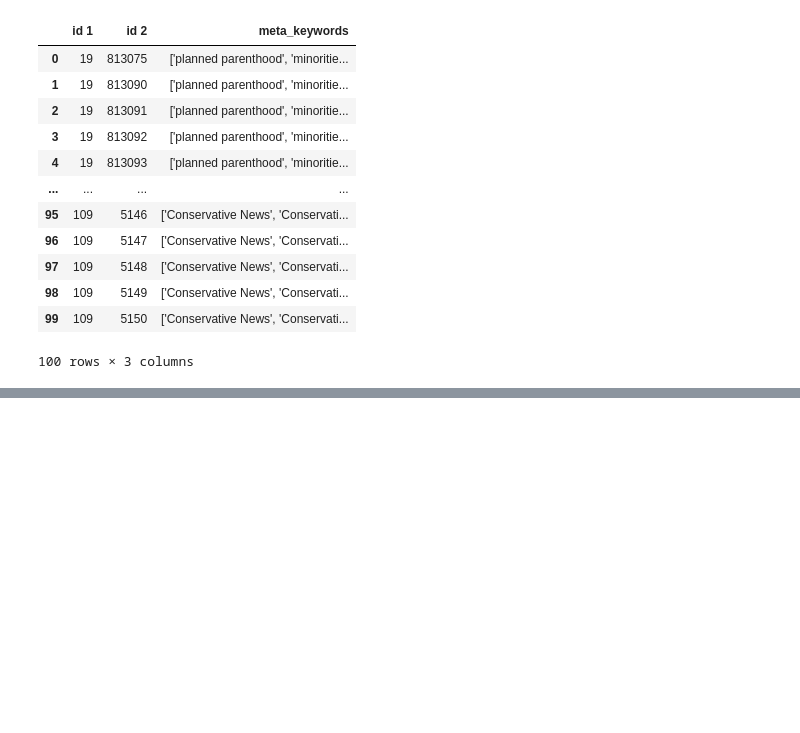
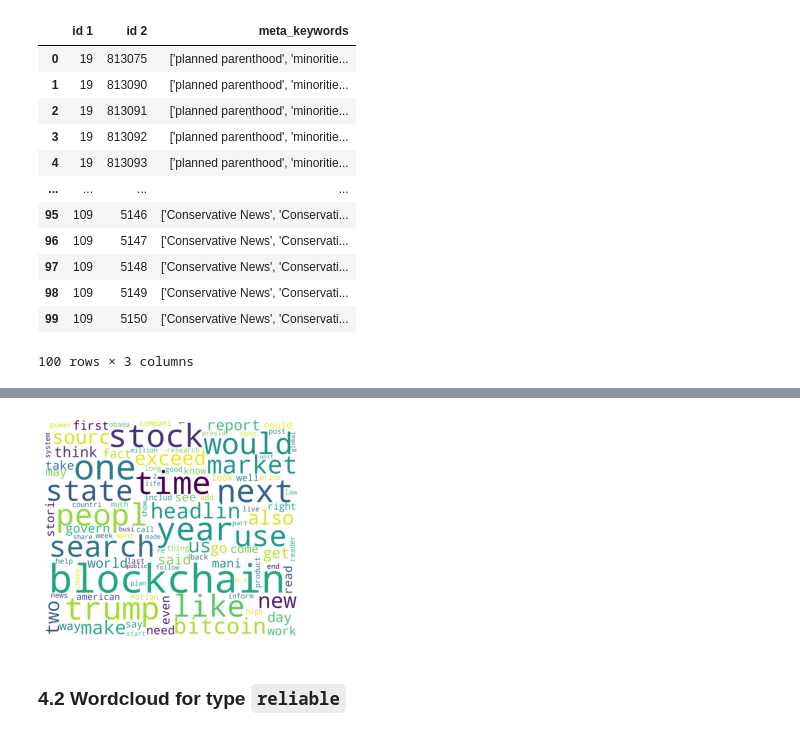
Before and after one commit to Xiiqiing/DS_project, a Jupyter notebook: M2/M2.ipynb, the cells around one changed output, grey strips where cells are left out. Drawn from its saved outputs; the diff is of its cells as text; code cells hidden in the pictures; blank space fills up the shorter version.

```diff
--- a/M2/M2.ipynb
+++ b/M2/M2.ipynb
@@ -433,0 +441,12 @@ if null_rows!=[]:
+# %%
+fake_freq_dict = dict(zip(fake_freq['word'].tolist(), fake_freq['freq'].tolist()))
+from wordcloud import WordCloud
+wordcloud = WordCloud(background_color="white",width=2000, height=1720, margin=2).generate_from_frequencies(fake_freq_dict)
+import matplotlib.pyplot as plt
+plt.imshow(wordcloud)
+plt.axis("off")
+plt.show()
+# %% [output]
+[figure, added]
+# %% [markdown]
+### 4.2 Wordcloud for type `reliable`
```
Also changed, not shown: parts of 16 cells of this notebook.
